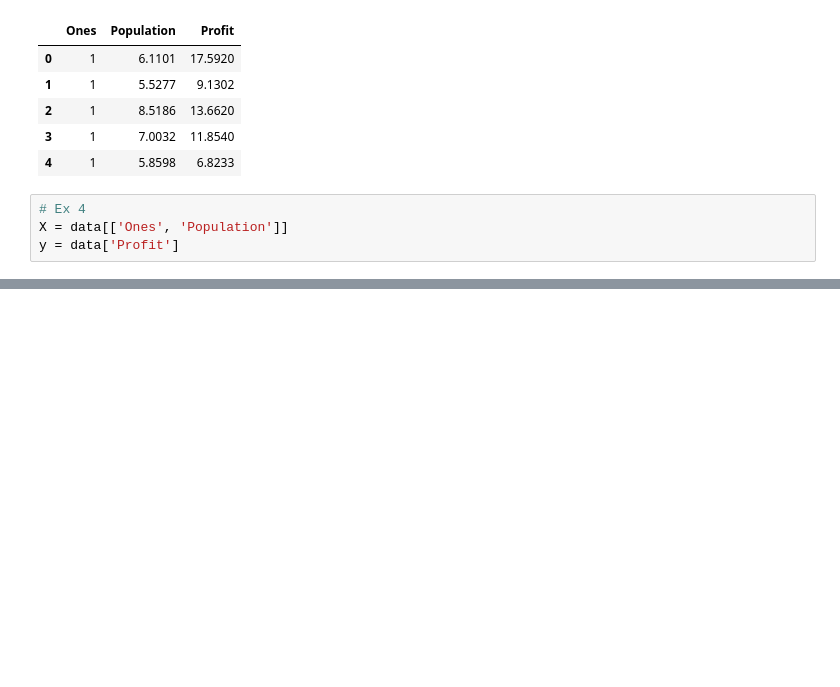
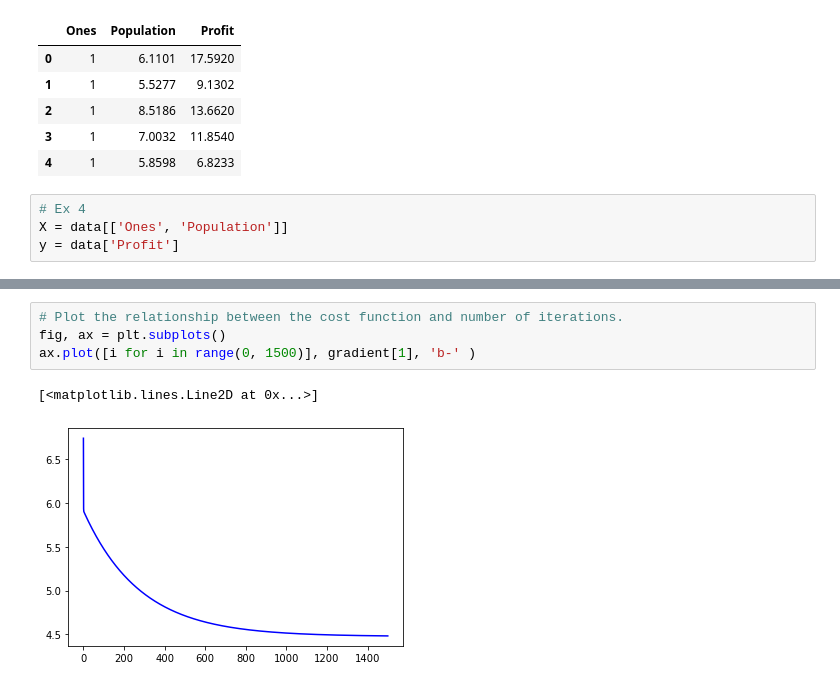
Before and after one commit to Marcin279/Machine_Learning, a Jupyter notebook: lab2_linear_regression/Linear_Regression.ipynb, the cells around one changed output, grey strips where cells are left out. Saved outputs shown, nothing was run; the diff lists cells and outputs as text; blank space fills up the shorter version.

```diff
--- a/lab2_linear_regression/Linear_Regression.ipynb
+++ b/lab2_linear_regression/Linear_Regression.ipynb
@@ -91,0 +146,7 @@ ValueError: Dot product shape mismatch, (97, 2) vs (1, 2)
+# %%
+# Plot the relationship between the cost function and number of iterations.
+fig, ax = plt.subplots()
+ax.plot([i for i in range(0, 1500)], gradient[1], 'b-' )
+# %% [output]
+[<matplotlib.lines.Line2D at 0x...>]
+[figure, added]
```
Also changed, not shown: parts of 11 cells of this notebook, 1 other file.
